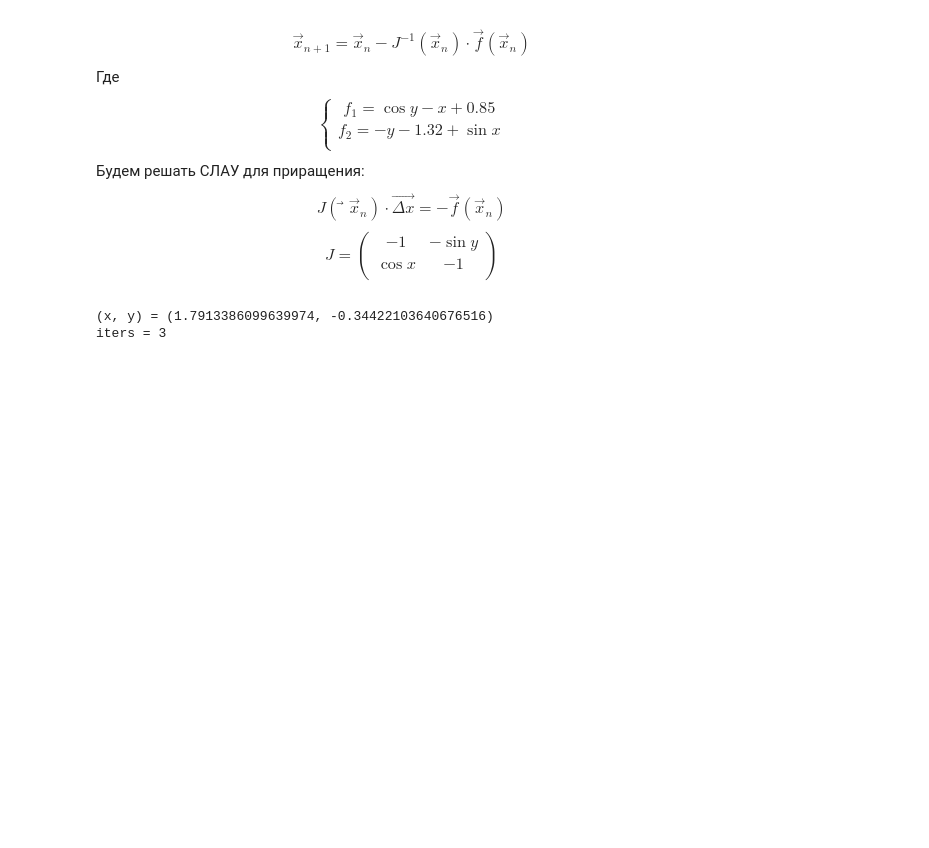
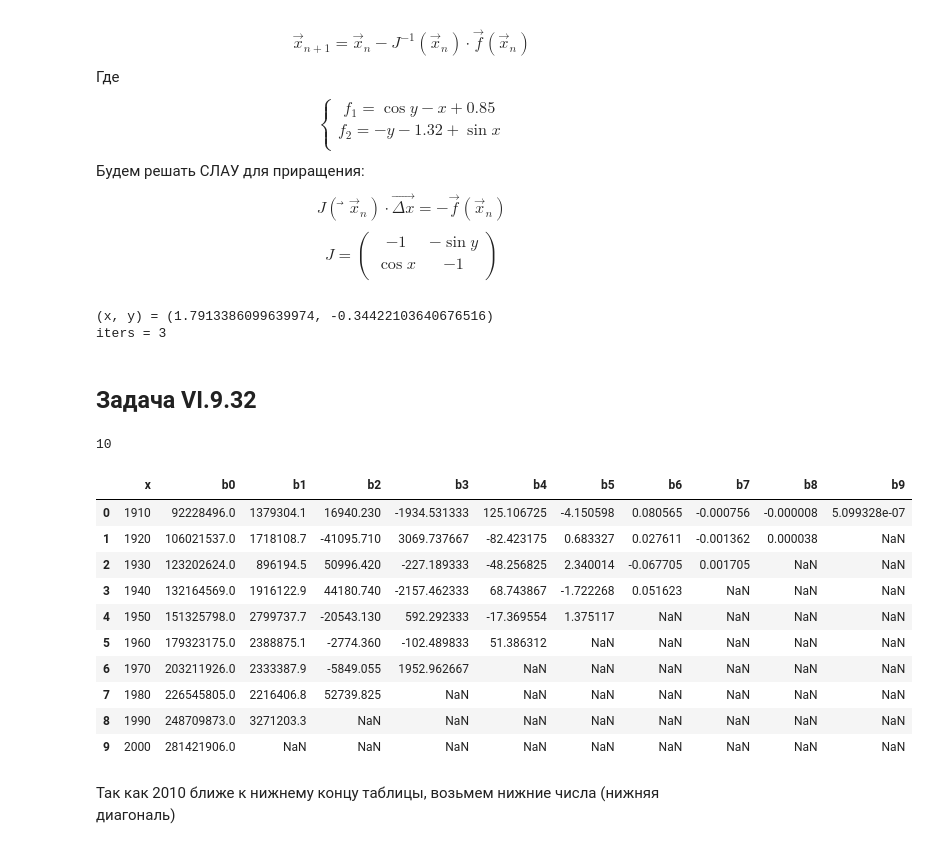
Before and after one commit to derzhavin3016/CompMath, a Jupyter notebook: Lab3/Lab3.ipynb, the cells around one changed output. Cells and saved outputs as stored; diff of their text form; code cells hidden in the pictures; blank space fills up the shorter version.

```diff
--- a/Lab3/Lab3.ipynb
+++ b/Lab3/Lab3.ipynb
@@ -242,3 +242,5 @@ print(f'iters = {iters}')
 # %% [output]
 (x, y) = (1.7913386099639974, -0.34422103640676516)
 iters = 3
+# %% [markdown]
+## Задача __VI.9.32__
@@ -244,0 +249,60 @@ iters = 3
+# %%
+pUSA = {
+    1910: 92_228_496,
+    1920: 106_021_537,
+    1930: 123_202_624,
+    1940: 132_164_569,
+    1950: 151_325_798,
+    1960: 179_323_175,
+    1970: 203_211_926,
+    1980: 226_545_805,
+    1990: 248_709_873,
+    2000: 281_421_906
+}
+
+years = list(pUSA.keys())
+pop = list(pUSA.values())
+
+pop2010 = 308_745_538
+
+len(years)
+# %% [output]
+10
+# %%
+def fillB(x, f):
+  assert len(x) == len(f), 'x and f are not equal!!'
+  b = [[0] * (len(f) - i) for i in range(len(f))]
+
+  for i, _ in enumerate(f):
+    if i == 0:
+      for j in range(len(f)):
+        b[0][j] = f[j]
+    else:
+      for j in range(len(b[i])):
+        bi1 = b[i - 1]
+        b[i][j] = (bi1[j + 1] - bi1[j]) / (x[j + i] - x[j])
+  return b
+
+b = fillB(years, pop)
+
+df = pd.DataFrame(data=b, index=[f'b{i}' for i in range(len(b))])
+df = df.transpose()
+df['x'] = years
+cols = list(df.columns)
+cols = cols[10:] + cols[:10]
+df = df.reindex(columns=cols)
+df
+# %% [output]
+|  | x | b0 | b1 | b2 | b3 | b4 | b5 | b6 | b7 | b8 | b9 |
+| 0 | 1910 | 92228496.0 | 1379304.1 | 16940.230 | -1934.531333 | 125.106725 | -4.150598 | 0.080565 | -0.000756 | -0.000008 | 5.099328e-07 |
+| 1 | 1920 | 106021537.0 | 1718108.7 | -41095.710 | 3069.737667 | -82.423175 | 0.683327 | 0.027611 | -0.001362 | 0.000038 | NaN |
+| 2 | 1930 | 123202624.0 | 896194.5 | 50996.420 | -227.189333 | -48.256825 | 2.340014 | -0.067705 | 0.001705 | NaN | NaN |
+| 3 | 1940 | 132164569.0 | 1916122.9 | 44180.740 | -2157.462333 | 68.743867 | -1.722268 | 0.051623 | NaN | NaN | NaN |
+| 4 | 1950 | 151325798.0 | 2799737.7 | -20543.130 | 592.292333 | -17.369554 | 1.375117 | NaN | NaN | NaN | NaN |
+| 5 | 1960 | 179323175.0 | 2388875.1 | -2774.360 | -102.489833 | 51.386312 | NaN | NaN | NaN | NaN | NaN |
+| 6 | 1970 | 203211926.0 | 2333387.9 | -5849.055 | 1952.962667 | NaN | NaN | NaN | NaN | NaN | NaN |
+| 7 | 1980 | 226545805.0 | 2216406.8 | 52739.825 | NaN | NaN | NaN | NaN | NaN | NaN | NaN |
+| 8 | 1990 | 248709873.0 | 3271203.3 | NaN | NaN | NaN | NaN | NaN | NaN | NaN | NaN |
+| 9 | 2000 | 281421906.0 | NaN | NaN | NaN | NaN | NaN | NaN | NaN | NaN | NaN |
+# %% [markdown]
+Так как 2010 ближе к нижнему концу таблицы, возьмем нижние числа (нижняя диагональ)
```
Also changed, not shown: parts of 2 cells of this notebook.
